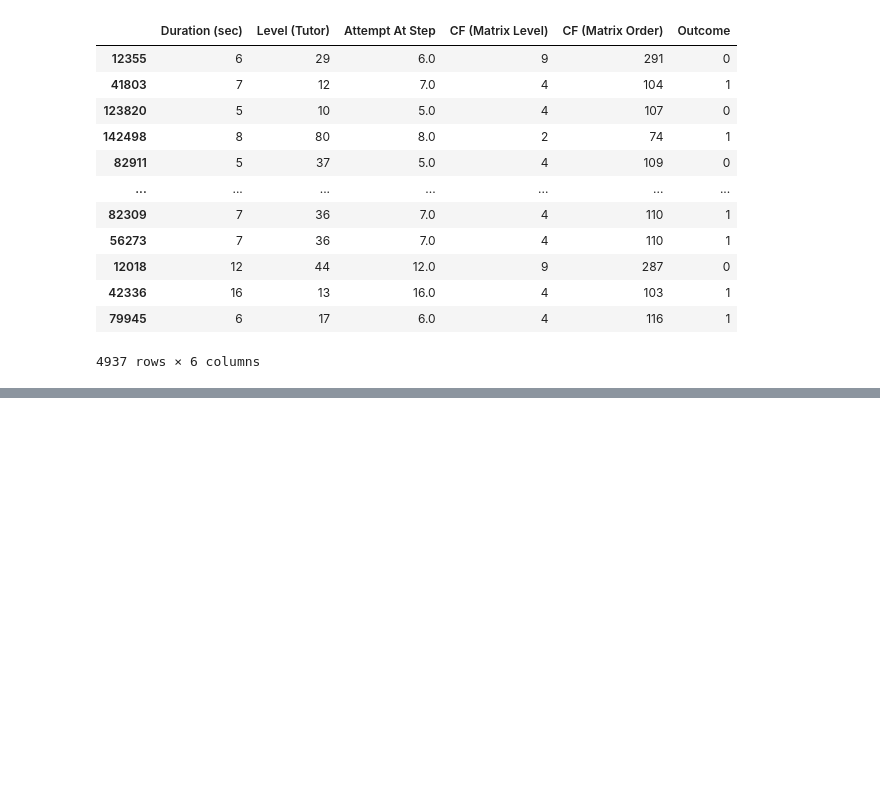
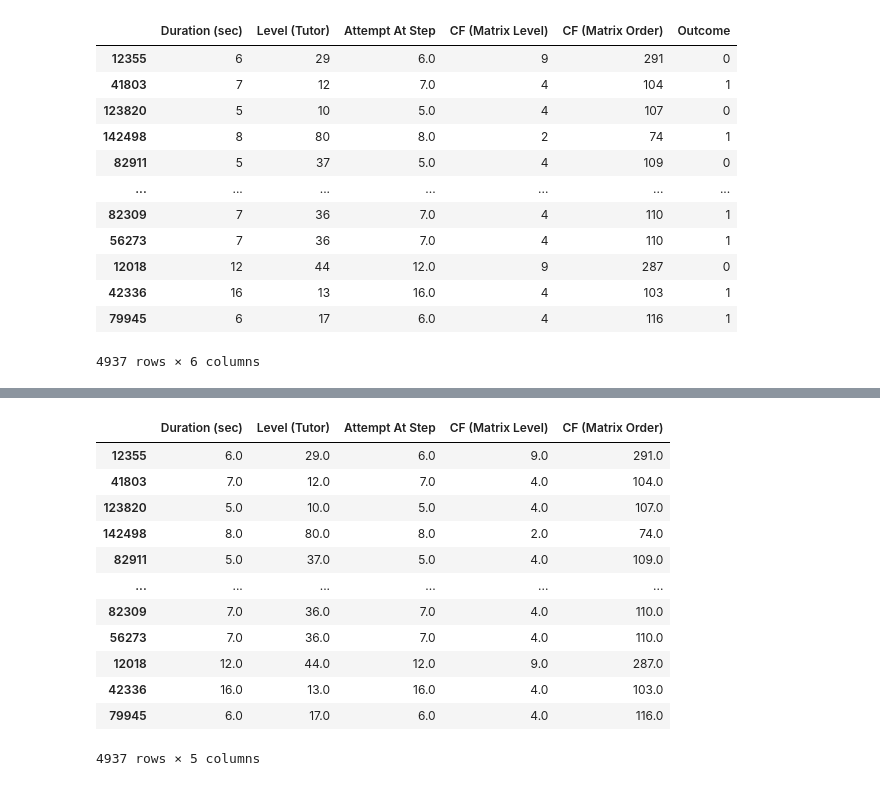
Before and after one commit to jithendaraa/RoboTutor-Analysis, a Jupyter notebook: models.ipynb, the cells around one changed output, grey strips where cells are left out. Drawn from its saved outputs; the diff is of its cells as text; code cells hidden in the pictures; blank space fills up the shorter version.

```diff
--- a/models.ipynb
+++ b/models.ipynb
@@ -372,0 +412,17 @@ X_yest['Outcome'] = y_test
+# %%
+len(X_train)
+X_train
+# %% [output]
+|  | Duration (sec) | Level (Tutor) | Attempt At Step | CF (Matrix Level) | CF (Matrix Order) |
+| 12355 | 6.0 | 29.0 | 6.0 | 9.0 | 291.0 |
+| 41803 | 7.0 | 12.0 | 7.0 | 4.0 | 104.0 |
+| 123820 | 5.0 | 10.0 | 5.0 | 4.0 | 107.0 |
+| 142498 | 8.0 | 80.0 | 8.0 | 2.0 | 74.0 |
+| 82911 | 5.0 | 37.0 | 5.0 | 4.0 | 109.0 |
+| ... | ... | ... | ... | ... | ... |
+| 82309 | 7.0 | 36.0 | 7.0 | 4.0 | 110.0 |
+| 56273 | 7.0 | 36.0 | 7.0 | 4.0 | 110.0 |
+| 12018 | 12.0 | 44.0 | 12.0 | 9.0 | 287.0 |
+| 42336 | 16.0 | 13.0 | 16.0 | 4.0 | 103.0 |
+| 79945 | 6.0 | 17.0 | 6.0 | 4.0 | 116.0 |
+4937 rows × 5 columns
```
Also changed, not shown: parts of 16 cells of this notebook.
